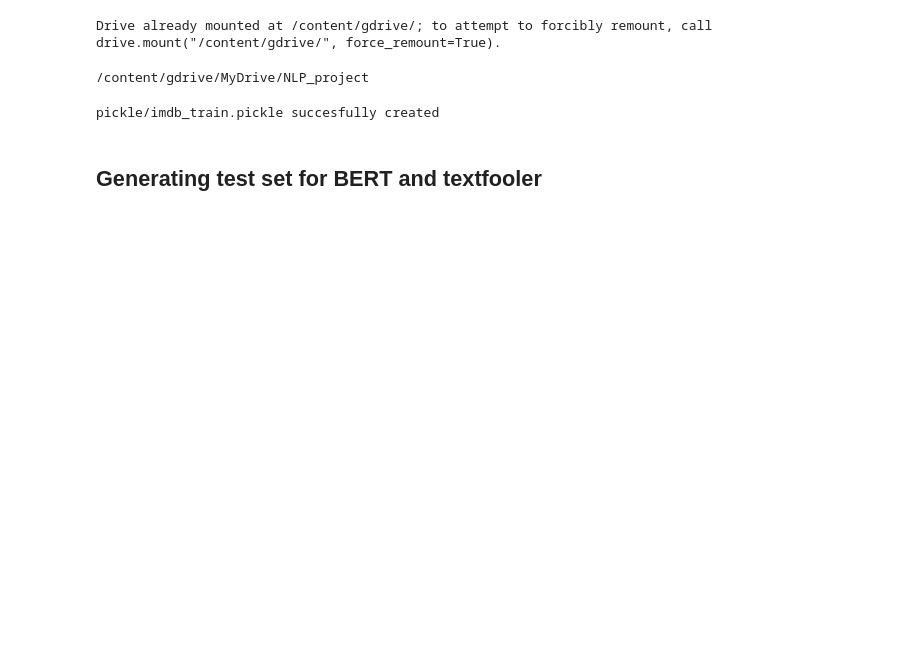
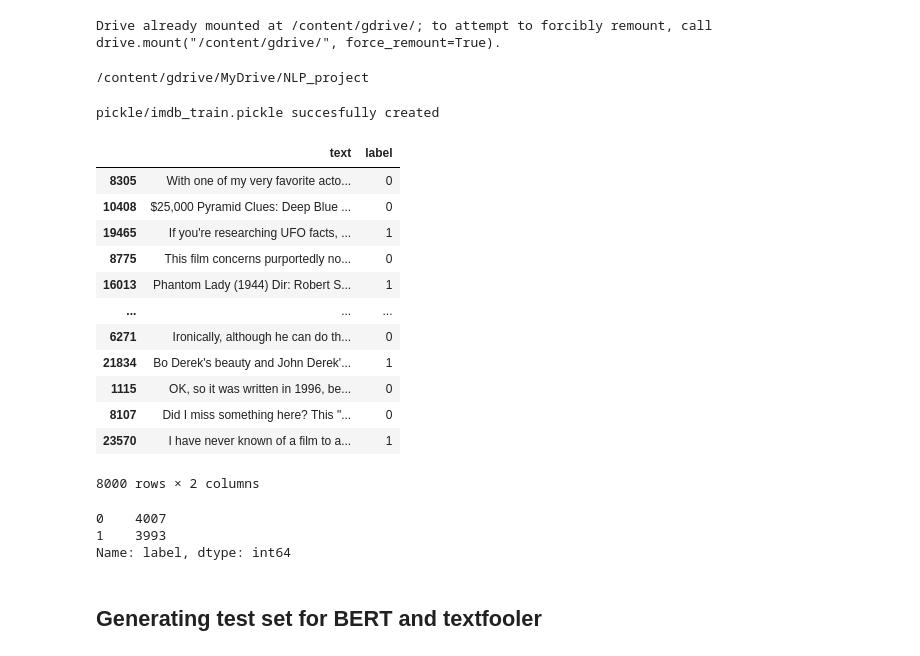
Before and after one commit to VincentNg5/NLP_project, a Jupyter notebook: imdb_bert_train_test_split.ipynb, the cells around one changed output. Cells and saved outputs as stored; diff of their text form; code cells hidden in the pictures; blank space fills up the shorter version.

Commit message:
changes in training set

```diff
--- a/imdb_bert_train_test_split.ipynb
+++ b/imdb_bert_train_test_split.ipynb
@@ -89,6 +97,29 @@ def create_train_data(dataset, seed=1803, n_train_samples=8000):
 create_train_data(dataset)
 # %% [output]
 pickle/imdb_train.pickle succesfully created
+# %%
+df_train = pd.read_pickle("pickle/imdb_train.pickle")
+df_train
+# %% [output]
+|  | text | label |
+| 8305 | With one of my very favorite acto... | 0 |
+| 10408 | $25,000 Pyramid Clues: Deep Blue ... | 0 |
+| 19465 | If you're researching UFO facts, ... | 1 |
+| 8775 | This film concerns purportedly no... | 0 |
+| 16013 | Phantom Lady (1944) Dir: Robert S... | 1 |
+| ... | ... | ... |
+| 6271 | Ironically, although he can do th... | 0 |
+| 21834 | Bo Derek's beauty and John Derek'... | 1 |
+| 1115 | OK, so it was written in 1996, be... | 0 |
+| 8107 | Did I miss something here? This "... | 0 |
+| 23570 | I have never known of a film to a... | 1 |
+8000 rows × 2 columns
+# %%
+df_train.label.value_counts()
+# %% [output]
+0    4007
+1    3993
+Name: label, dtype: int64
 # %% [markdown]
 ## Generating test set for BERT and textfooler
 # %%
```
Also changed, not shown: parts of 3 cells of this notebook.
